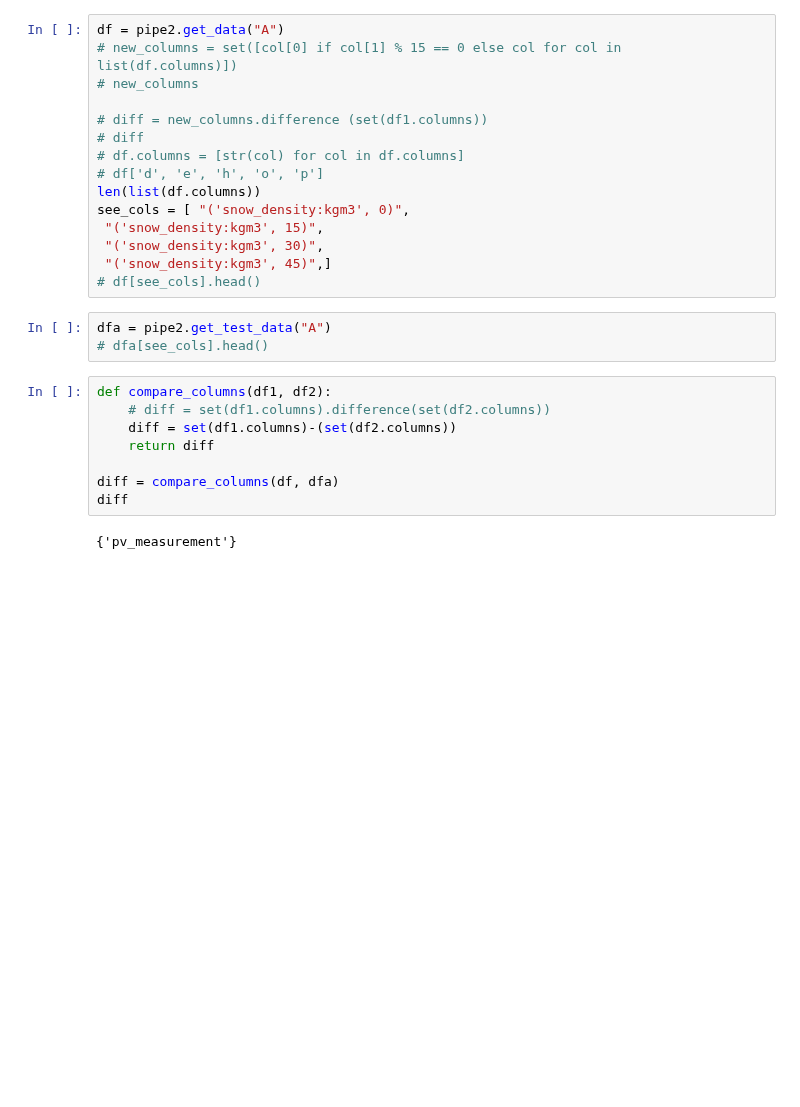
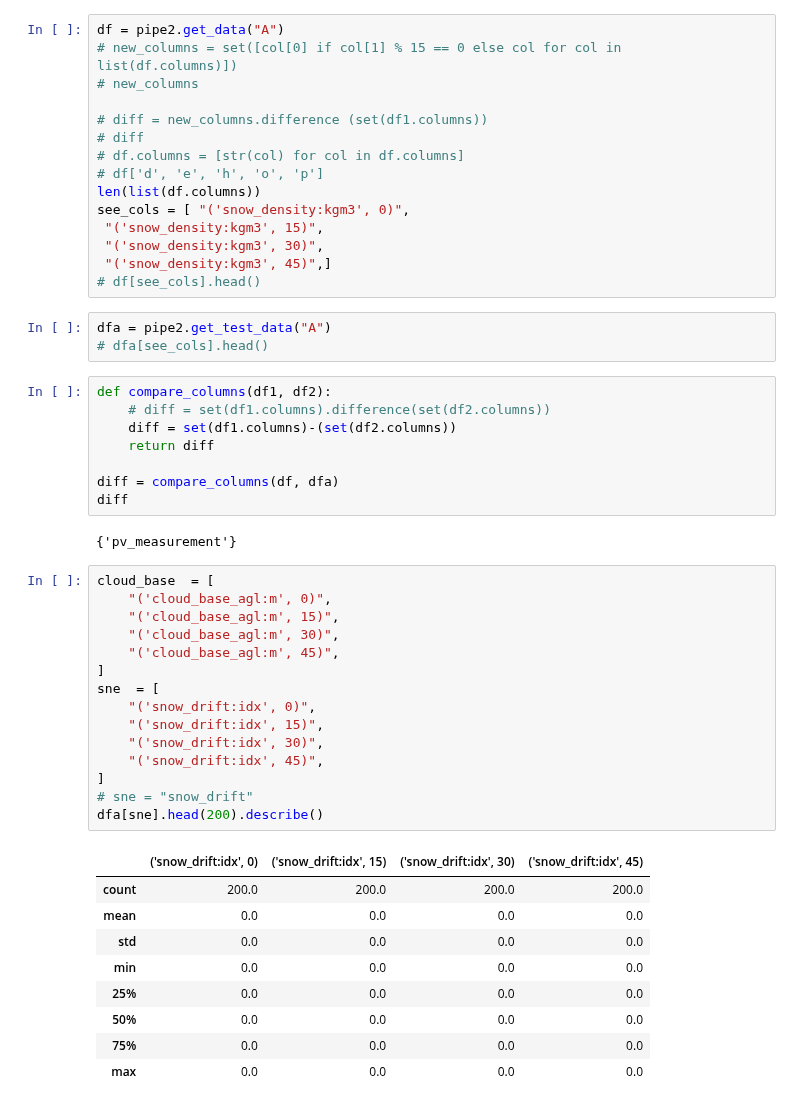
Before and after one commit to mikaelste/TDT4173-project, a Jupyter notebook: mats/dora_pipeline_new_group.ipynb, the cells around one changed output. Drawn from its saved outputs; the diff is of its cells as text; blank space fills up the shorter version.

```diff
--- a/mats/dora_pipeline_new_group.ipynb
+++ b/mats/dora_pipeline_new_group.ipynb
@@ -137,3 +138,28 @@ diff = compare_columns(df, dfa)
 diff
 # %% [output]
 {'pv_measurement'}
+# %%
+cloud_base  = [
+    "('cloud_base_agl:m', 0)",
+    "('cloud_base_agl:m', 15)",
+    "('cloud_base_agl:m', 30)",
+    "('cloud_base_agl:m', 45)",
+]
+sne  = [
+    "('snow_drift:idx', 0)",
+    "('snow_drift:idx', 15)",
+    "('snow_drift:idx', 30)",
+    "('snow_drift:idx', 45)",
+]
+# sne = "snow_drift"
+dfa[sne].head(200).describe()
+# %% [output]
+|  | ('snow_drift:idx', 0) | ('snow_drift:idx', 15) | ('snow_drift:idx', 30) | ('snow_drift:idx', 45) |
+| count | 200.0 | 200.0 | 200.0 | 200.0 |
+| mean | 0.0 | 0.0 | 0.0 | 0.0 |
+| std | 0.0 | 0.0 | 0.0 | 0.0 |
+| min | 0.0 | 0.0 | 0.0 | 0.0 |
+| 25% | 0.0 | 0.0 | 0.0 | 0.0 |
+| 50% | 0.0 | 0.0 | 0.0 | 0.0 |
+| 75% | 0.0 | 0.0 | 0.0 | 0.0 |
+| max | 0.0 | 0.0 | 0.0 | 0.0 |
```
Also changed, not shown: parts of 1 cell of this notebook, 1 other file.
